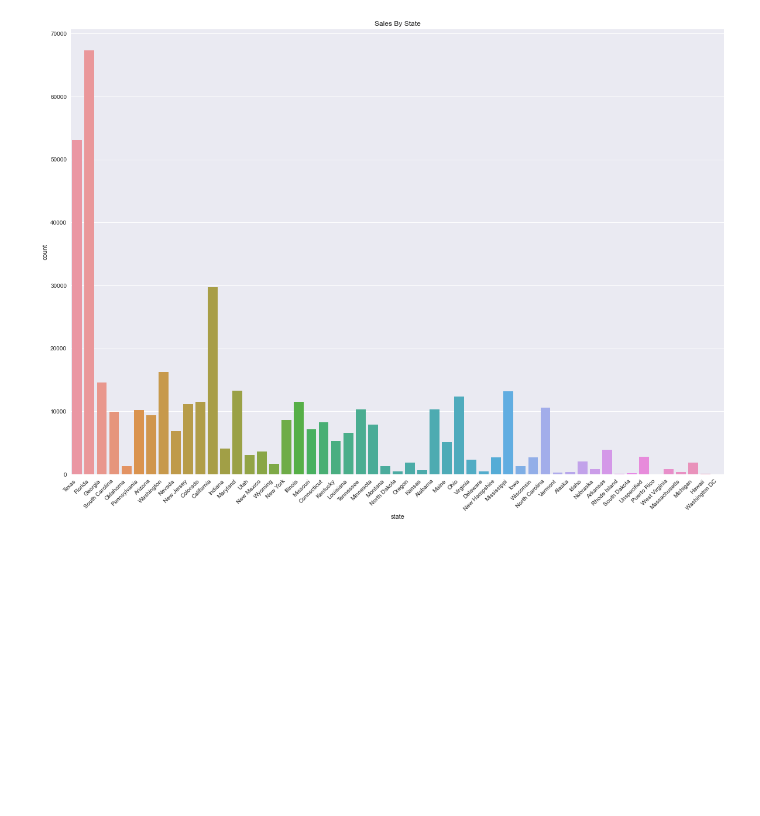
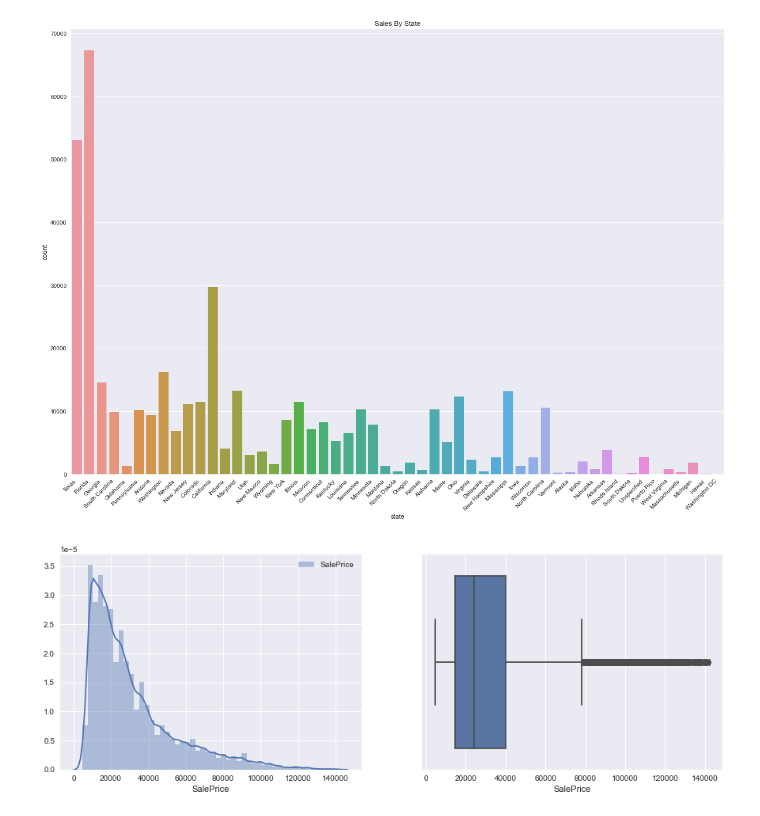
Before and after one commit to code-JOA/Bulldozer-Price-prediction, a Jupyter notebook: Bulldozer Price Prediction.ipynb, the cells around one changed output. Saved outputs shown, nothing was run; the diff lists cells and outputs as text; code cells hidden in the pictures; blank space fills up the shorter version.

Commit message:
visualizations from target variable

```diff
--- a/Bulldozer Price Prediction.ipynb
+++ b/Bulldozer Price Prediction.ipynb
@@ -352,3 +352,11 @@ plt.show()
 [figure]
 # %%
 # Target variable analysis
+# %%
+fig, (ax0, ax1) = plt.subplots(nrows=1, ncols=2, figsize=(15, 5))
+sns.distplot(df_new.SalePrice, bins=50, ax=ax0, label="SalePrice")
+ax0.legend()
+sns.boxplot(df_new.SalePrice, ax=ax1)
+plt.show();
+# %% [output]
+[figure, added]
```
